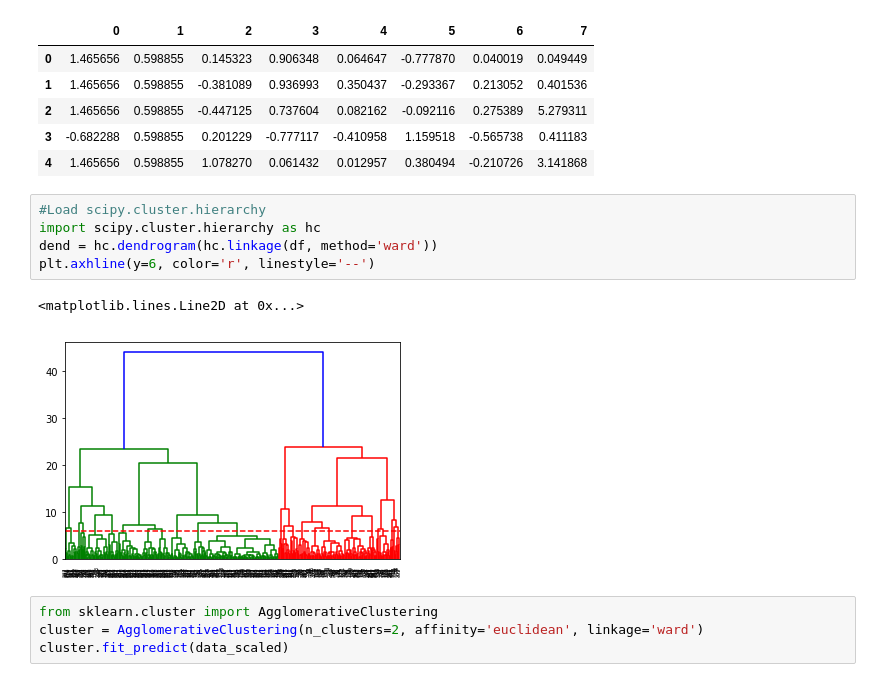
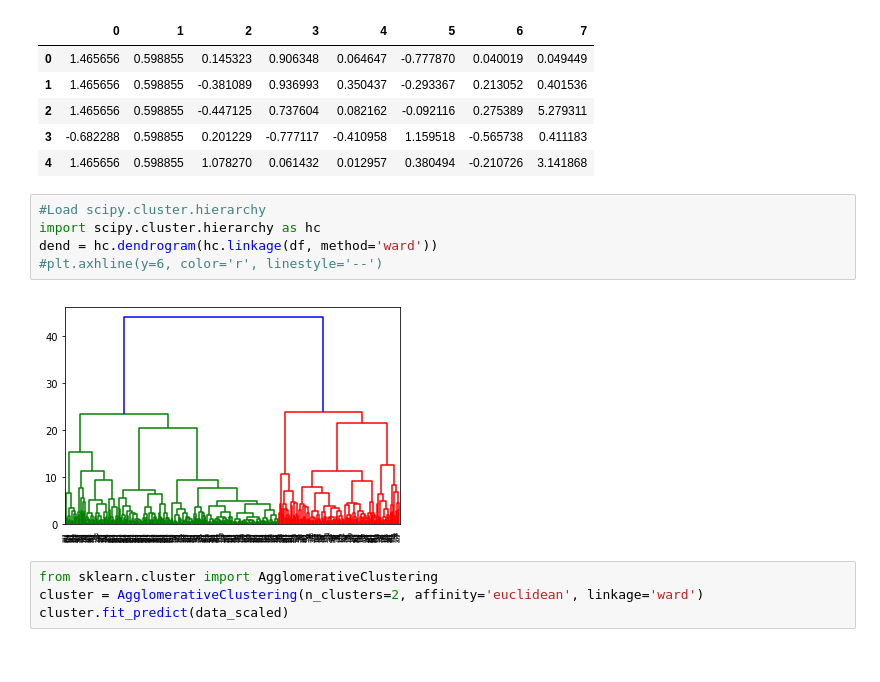
Before and after one commit to dpanagop/ML_and_AI_examples, a Jupyter notebook: Customer_segmentation.ipynb, the cells around one changed output. Saved outputs shown, nothing was run; the diff lists cells and outputs as text.

```diff
--- a/Customer_segmentation.ipynb
+++ b/Customer_segmentation.ipynb
@@ -112,11 +112,10 @@ df.head()
 # %%
 #Load scipy.cluster.hierarchy
 import scipy.cluster.hierarchy as hc
 dend = hc.dendrogram(hc.linkage(df, method='ward'))
-plt.axhline(y=6, color='r', linestyle='--')
+#plt.axhline(y=6, color='r', linestyle='--')
 # %% [output]
-<matplotlib.lines.Line2D at 0x...>
-[figure, old version]
+[figure, new version]
 # %%
 from sklearn.cluster import AgglomerativeClustering
 cluster = AgglomerativeClustering(n_clusters=2, affinity='euclidean', linkage='ward')
```
Also changed, not shown: parts of 8 cells of this notebook.
